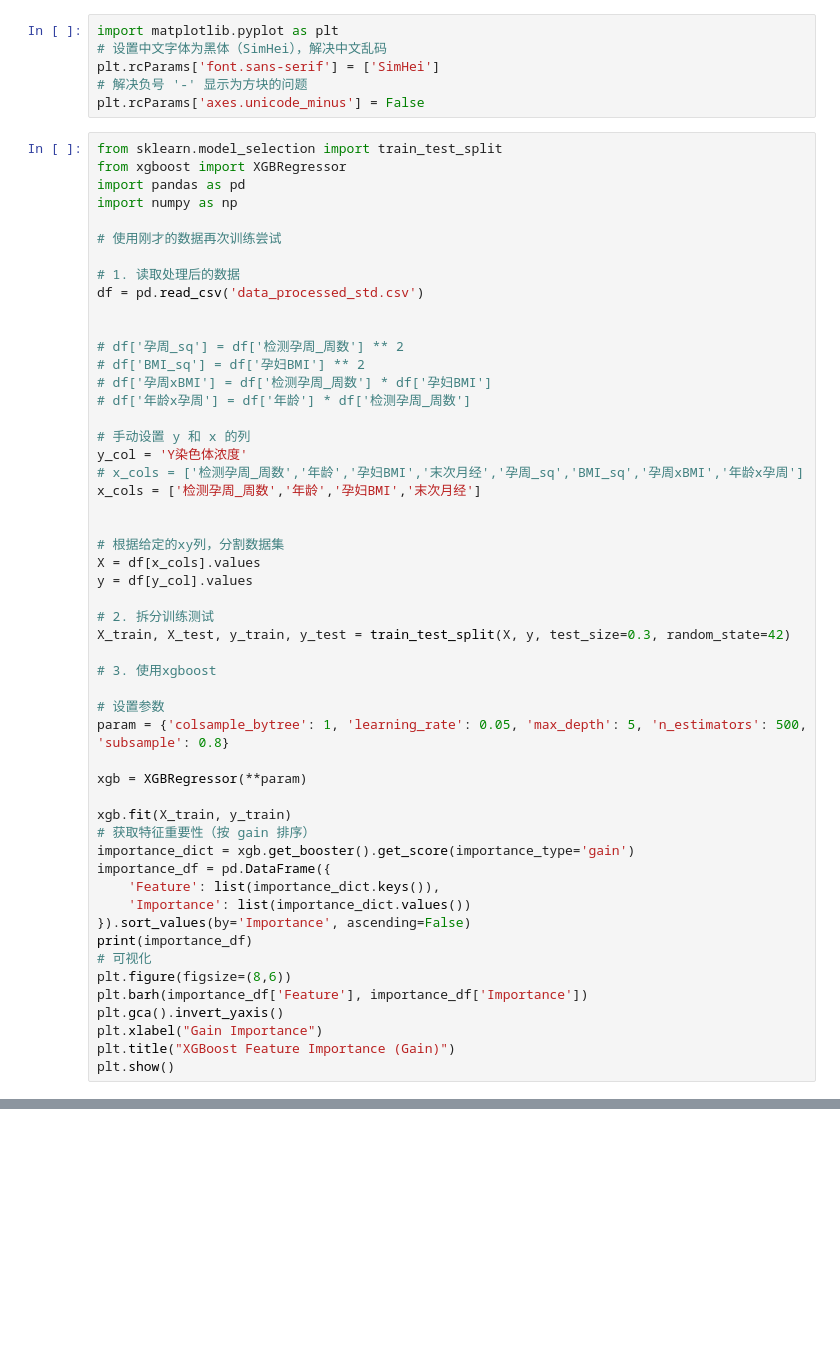
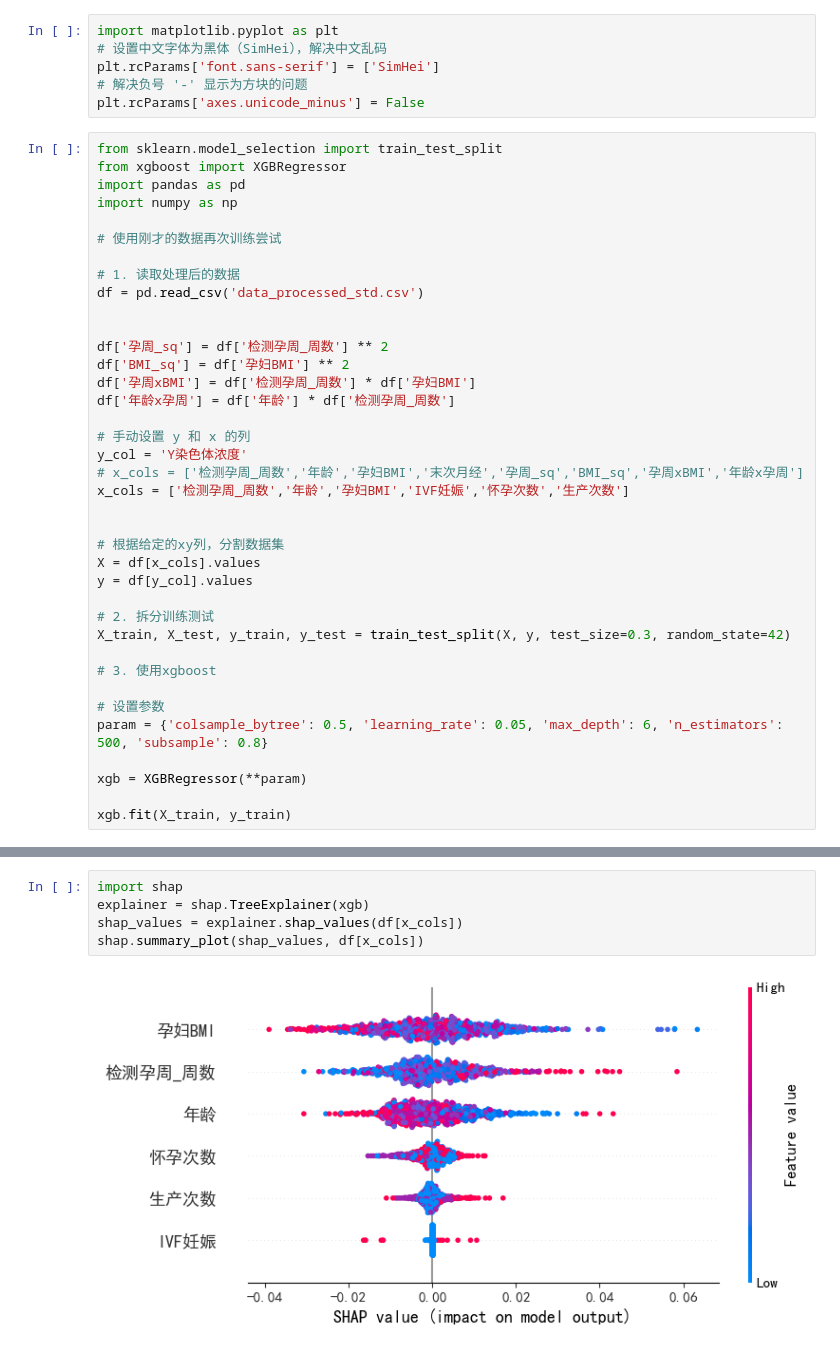
Before and after one commit to heerheer/sxjm-2025-school, a Jupyter notebook: regression_xgb.ipynb, the cells around one changed output, grey strips where cells are left out. Saved outputs shown, nothing was run; the diff lists cells and outputs as text; blank space fills up the shorter version.

```diff
--- a/regression_xgb.ipynb
+++ b/regression_xgb.ipynb
@@ -16,15 +16,15 @@ import numpy as np
 df = pd.read_csv('data_processed_std.csv')
 
 
-# df['孕周_sq'] = df['检测孕周_周数'] ** 2
-# df['BMI_sq'] = df['孕妇BMI'] ** 2
-# df['孕周xBMI'] = df['检测孕周_周数'] * df['孕妇BMI']
-# df['年龄x孕周'] = df['年龄'] * df['检测孕周_周数']
+df['孕周_sq'] = df['检测孕周_周数'] ** 2
+df['BMI_sq'] = df['孕妇BMI'] ** 2
+df['孕周xBMI'] = df['检测孕周_周数'] * df['孕妇BMI']
+df['年龄x孕周'] = df['年龄'] * df['检测孕周_周数']
 
 # 手动设置 y 和 x 的列
 y_col = 'Y染色体浓度'
 # x_cols = ['检测孕周_周数','年龄','孕妇BMI','末次月经','孕周_sq','BMI_sq','孕周xBMI','年龄x孕周']
-x_cols = ['检测孕周_周数','年龄','孕妇BMI','末次月经']
+x_cols = ['检测孕周_周数','年龄','孕妇BMI','IVF妊娠','怀孕次数','生产次数']
 
 
 # 根据给定的xy列，分割数据集
@@ -37,23 +37,9 @@ X_train, X_test, y_train, y_test = train_test_split(X, y, test_size=0.3, random_
 # 3. 使用xgboost
 
 # 设置参数
-param = {'colsample_bytree': 1, 'learning_rate': 0.05, 'max_depth': 5, 'n_estimators': 500, 'subsample': 0.8}
+param = {'colsample_bytree': 0.5, 'learning_rate': 0.05, 'max_depth': 6, 'n_estimators': 500, 'subsample': 0.8}
 
 xgb = XGBRegressor(**param)
 
 xgb.fit(X_train, y_train)
-# 获取特征重要性（按 gain 排序）
-importance_dict = xgb.get_booster().get_score(importance_type='gain')
-importance_df = pd.DataFrame({
-    'Feature': list(importance_dict.keys()),
-    'Importance': list(importance_dict.values())
-}).sort_values(by='Importance', ascending=False)
-print(importance_df)
-# 可视化
-plt.figure(figsize=(8,6))
-plt.barh(importance_df['Feature'], importance_df['Importance'])
-plt.gca().invert_yaxis()
-plt.xlabel("Gain Importance")
-plt.title("XGBoost Feature Importance (Gain)")
-plt.show()
 # %% [output]
@@ -65,0 +57,7 @@ plt.show()
+# %%
+import shap
+explainer = shap.TreeExplainer(xgb)
+shap_values = explainer.shap_values(df[x_cols])
+shap.summary_plot(shap_values, df[x_cols])
+# %% [output]
+[figure, added]
```
Also changed, not shown: parts of 7 cells of this notebook, 22 other files.
